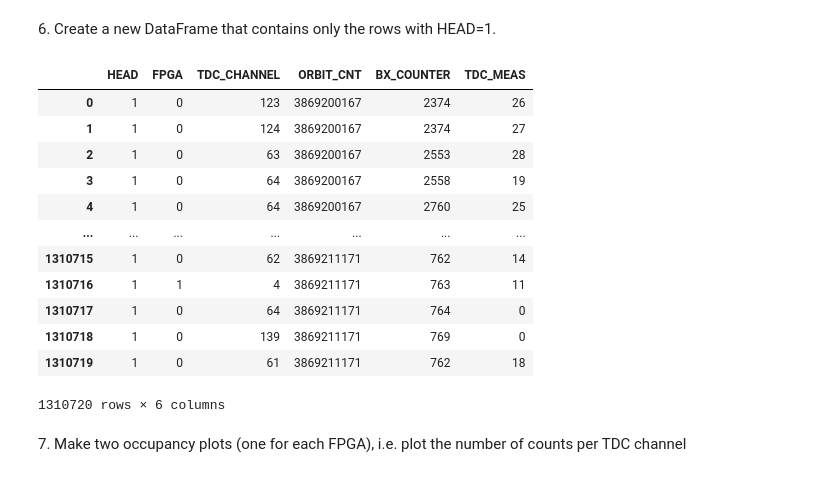
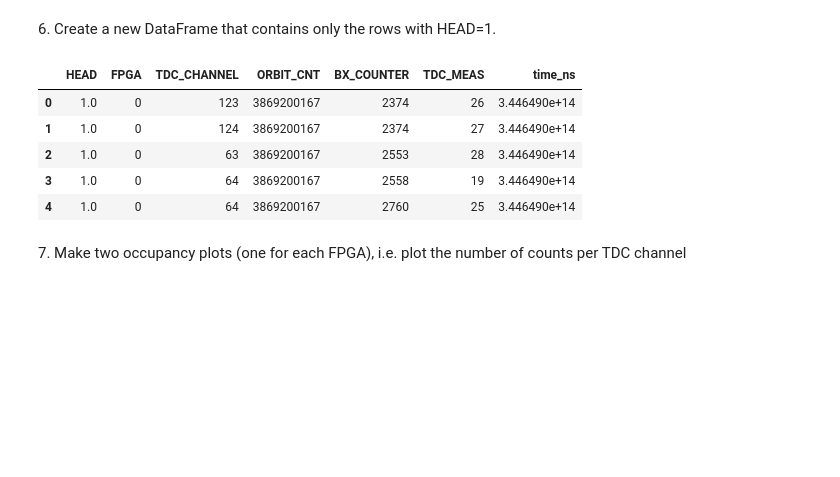
Before and after one commit to gpoccianti/LaboratoryOfComputationalPhysics_Y7, a Jupyter notebook: 06ex_Pandas.ipynb, the cells around one changed output. Saved outputs shown, nothing was run; the diff lists cells and outputs as text; code cells hidden in the pictures; blank space fills up the shorter version.

```diff
--- a/06ex_Pandas.ipynb
+++ b/06ex_Pandas.ipynb
@@ -180,22 +97,16 @@ df1
 # %% [markdown]
 6\. Create a new DataFrame that contains only the rows with HEAD=1.
-# %%
-df2=df.copy()
-df2.iloc[:,0]=np.ones(len(df))
-df2
-# %% [output]
-|  | HEAD | FPGA | TDC_CHANNEL | ORBIT_CNT | BX_COUNTER | TDC_MEAS |
-| 0 | 1 | 0 | 123 | 3869200167 | 2374 | 26 |
-| 1 | 1 | 0 | 124 | 3869200167 | 2374 | 27 |
-| 2 | 1 | 0 | 63 | 3869200167 | 2553 | 28 |
-| 3 | 1 | 0 | 64 | 3869200167 | 2558 | 19 |
-| 4 | 1 | 0 | 64 | 3869200167 | 2760 | 25 |
-| ... | ... | ... | ... | ... | ... | ... |
-| 1310715 | 1 | 0 | 62 | 3869211171 | 762 | 14 |
-| 1310716 | 1 | 1 | 4 | 3869211171 | 763 | 11 |
-| 1310717 | 1 | 0 | 64 | 3869211171 | 764 | 0 |
-| 1310718 | 1 | 0 | 139 | 3869211171 | 769 | 0 |
-| 1310719 | 1 | 0 | 61 | 3869211171 | 762 | 18 |
-1310720 rows × 6 columns
+# %%
+head_new=np.ones(len(df))
+df2=df.copy()
+df2["HEAD"]=head_new
+df2.head()
+# %% [output]
+|  | HEAD | FPGA | TDC_CHANNEL | ORBIT_CNT | BX_COUNTER | TDC_MEAS | time_ns |
+| 0 | 1.0 | 0 | 123 | 3869200167 | 2374 | 26 | 3.446490e+14 |
+| 1 | 1.0 | 0 | 124 | 3869200167 | 2374 | 27 | 3.446490e+14 |
+| 2 | 1.0 | 0 | 63 | 3869200167 | 2553 | 28 | 3.446490e+14 |
+| 3 | 1.0 | 0 | 64 | 3869200167 | 2558 | 19 | 3.446490e+14 |
+| 4 | 1.0 | 0 | 64 | 3869200167 | 2760 | 25 | 3.446490e+14 |
 # %% [markdown]
 7\. Make two occupancy plots (one for each FPGA), i.e. plot the number of counts per TDC channel
```
Also changed, not shown: parts of 27 cells of this notebook.
